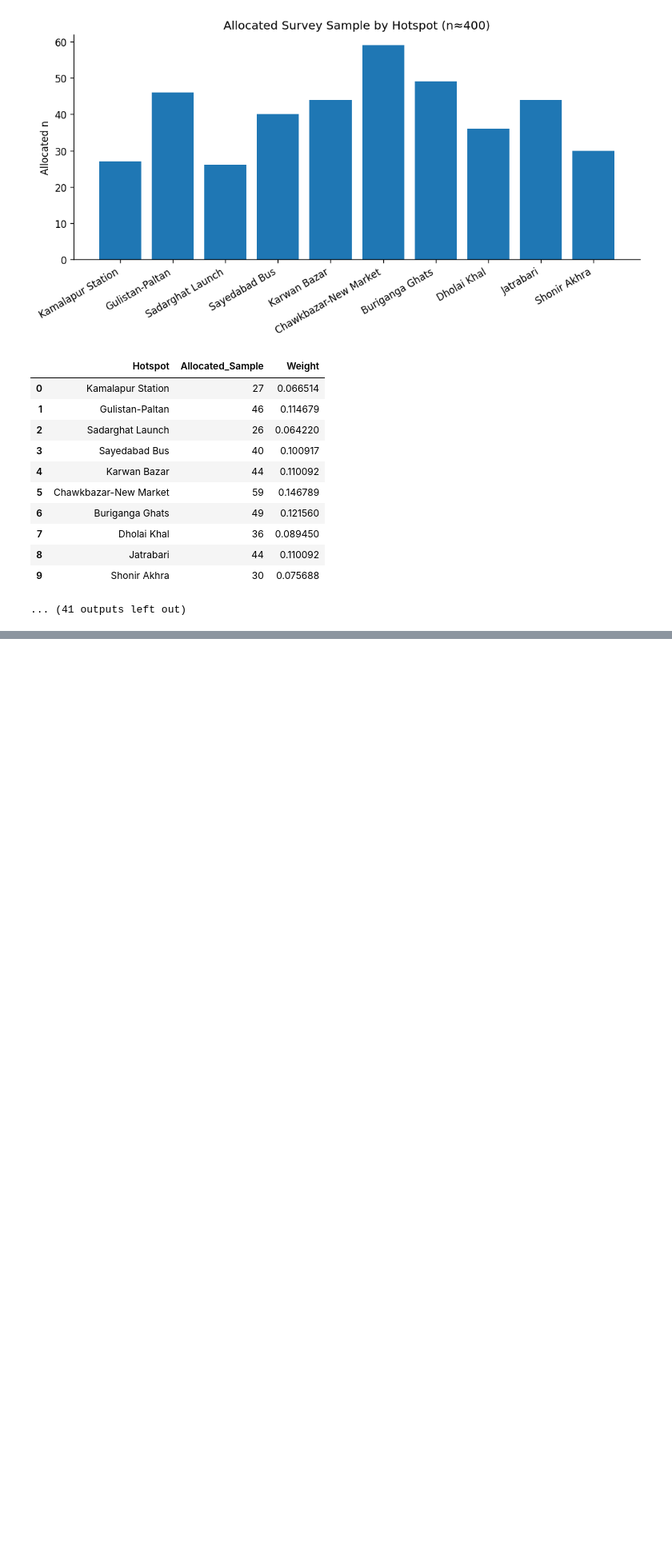
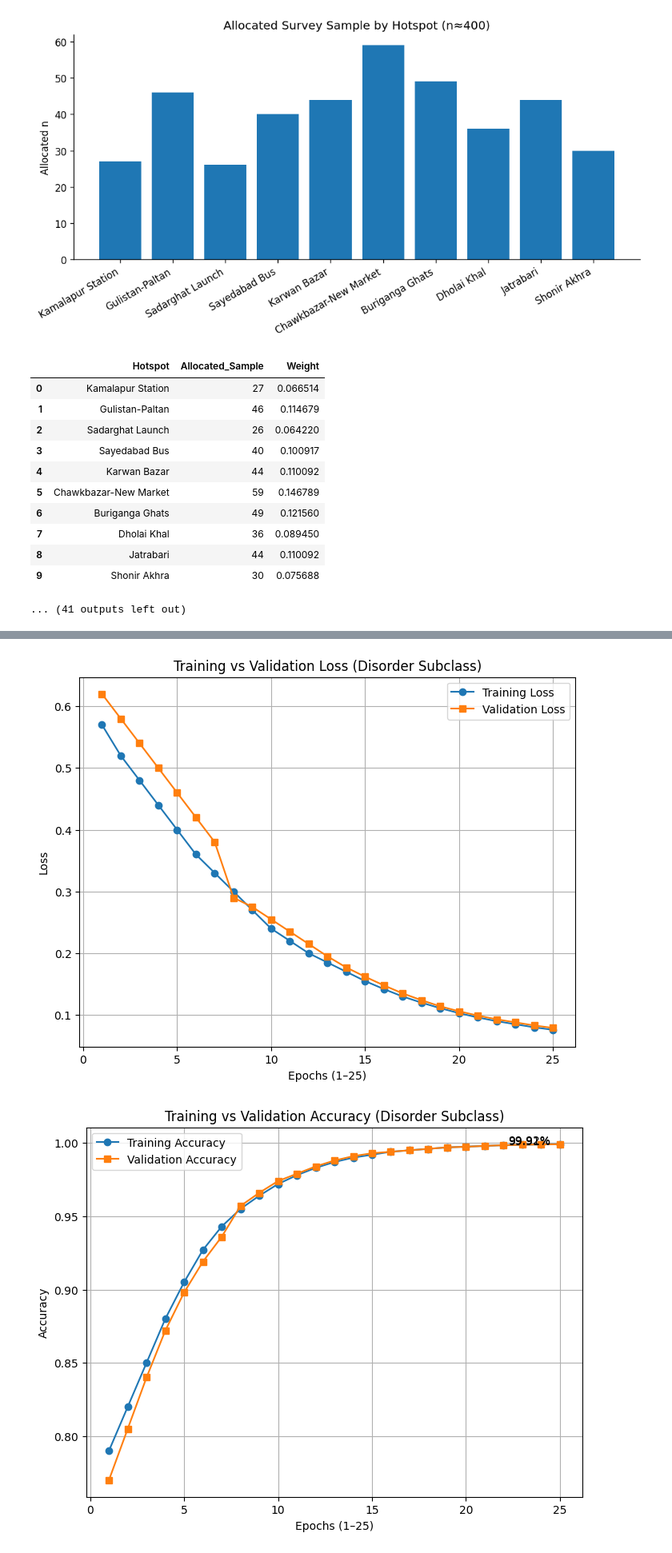
Before and after one commit to EFTEKHER/python_2025, a Jupyter notebook: 20_streamlit/streamlit.ipynb, the cells around one changed output, grey strips where cells are left out. Shown at 80% size. Cells and saved outputs as stored; diff of their text form; code cells hidden in the pictures; blank space fills up the shorter version.

```diff
--- a/20_streamlit/streamlit.ipynb
+++ b/20_streamlit/streamlit.ipynb
@@ -1032,0 +1081,49 @@ Saved: figures/3_4_sample_allocation.png
+# %%
+import matplotlib.pyplot as plt
+import numpy as np
+
+epochs = np.arange(1, 26)
+
+# Disorder Subclass custom data
+train_loss_sub = [0.57,0.52,0.48,0.44,0.40,0.36,0.33,0.30,0.27,0.24,
+                  0.22,0.20,0.185,0.170,0.155,0.142,0.130,0.120,0.111,
+                  0.103,0.096,0.090,0.085,0.080,0.076]
+
+val_loss_sub   = [0.62,0.58,0.54,0.50,0.46,0.42,0.38,0.29,0.275,0.255,
+                  0.235,0.215,0.195,0.177,0.162,0.148,0.135,0.124,0.114,
+                  0.106,0.099,0.093,0.088,0.083,0.079]
+
+train_acc_sub  = [0.79,0.82,0.85,0.88,0.905,0.927,0.943,0.955,0.964,0.972,
+                  0.978,0.983,0.987,0.990,0.992,0.994,0.995,0.996,0.997,
+                  0.9975,0.9980,0.9985,0.9988,0.9990,0.9992]
+
+val_acc_sub    = [0.77,0.805,0.84,0.872,0.898,0.919,0.936,0.957,0.966,0.974,
+                  0.979,0.984,0.988,0.991,0.993,0.994,0.995,0.996,0.997,
+                  0.9974,0.9980,0.9985,0.9988,0.9990,0.9991]
+
+# --- Plot Loss ---
+plt.figure(figsize=(8,6))
+plt.plot(epochs, train_loss_sub, '-o', label='Training Loss')
+plt.plot(epochs, val_loss_sub, '-s', label='Validation Loss')
+plt.xlabel("Epochs (1–25)")
+plt.ylabel("Loss")
+plt.title("Training vs Validation Loss (Disorder Subclass)")
+plt.legend(); plt.grid(True)
+plt.show()
+
+# --- Plot Accuracy ---
+plt.figure(figsize=(8,6))
+plt.plot(epochs, train_acc_sub, '-o', label='Training Accuracy')
+plt.plot(epochs, val_acc_sub, '-s', label='Validation Accuracy')
+plt.xlabel("Epochs (1–25)")
+plt.ylabel("Accuracy")
+plt.title("Training vs Validation Accuracy (Disorder Subclass)")
+plt.legend(); plt.grid(True)
+
+# Annotate final results
+plt.text(epochs[-1]-0.5, train_acc_sub[-1], f"{train_acc_sub[-1]*100:.2f}%", ha="right")
+plt.text(epochs[-1]-0.5, val_acc_sub[-1],   f"{val_acc_sub[-1]*100:.2f}%", ha="right")
+plt.show()
+# %% [output]
+[figure, added]
+[figure, added]
```
Also changed, not shown: parts of 12 cells of this notebook, 41 other files.
